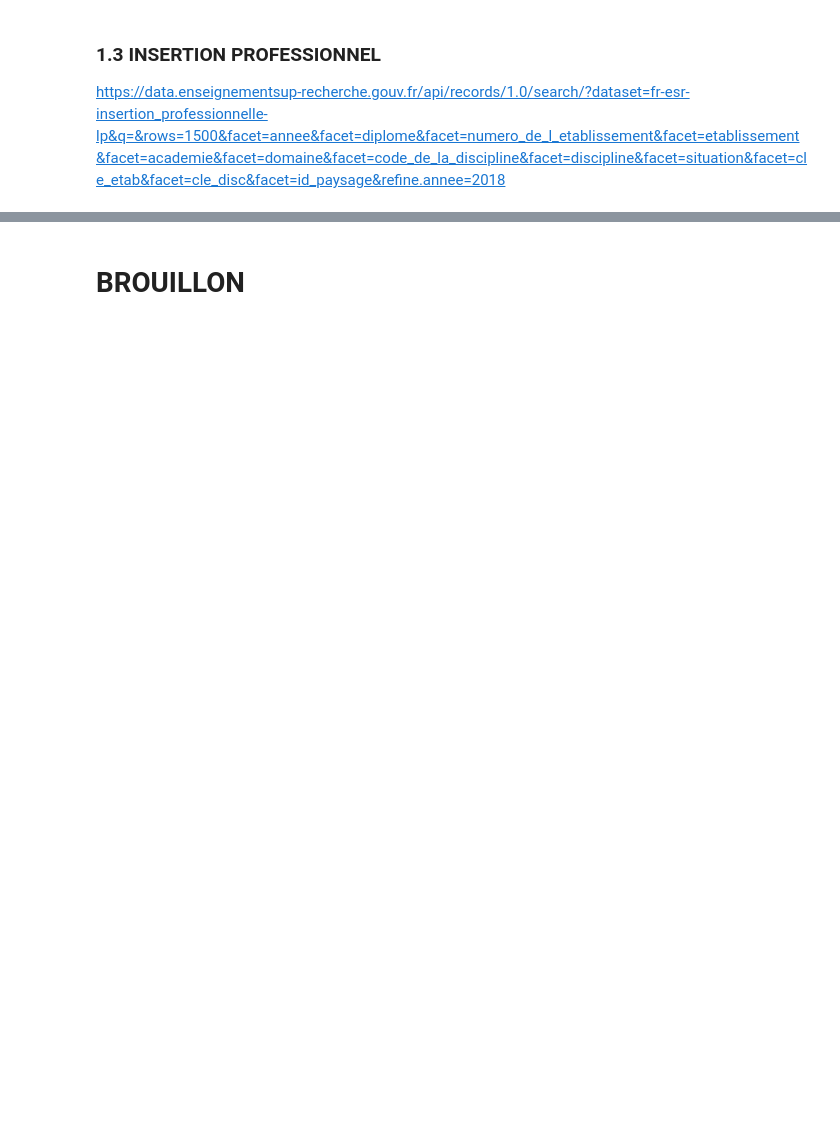
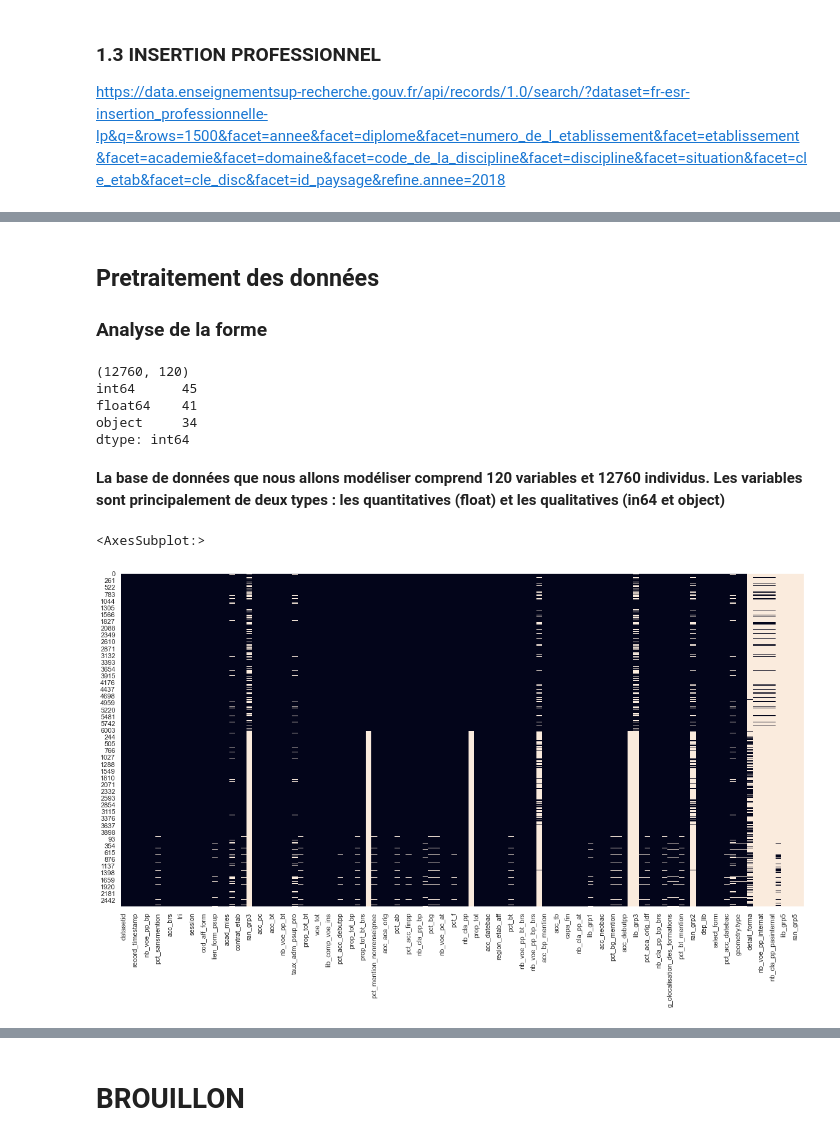
Before and after one commit to DouloSOW/Depot, a Jupyter notebook: principal_script.ipynb, the cells around one changed output, grey strips where cells are left out. Saved outputs shown, nothing was run; the diff lists cells and outputs as text; code cells hidden in the pictures; blank space fills up the shorter version.

```diff
--- a/principal_script.ipynb
+++ b/principal_script.ipynb
@@ -179,5 +179,6 @@ names = {'session' : 'session' ,
 
 }
 # %%
-df.rename(columns = names)
+df = df.rename(columns = names)
+df.head()
 # %% [output]
@@ -418,0 +483,22 @@ glob_data_insertion.head()
+# %%
+df = df.copy()
+# %% [markdown]
+## Pretraitement des données
+### Analyse de la forme
+# %%
+print(df.shape)
+print(df.dtypes.value_counts())
+# %% [output]
+(12760, 120)
+int64      45
+float64    41
+object     34
+dtype: int64
+# %% [markdown]
+**La base de données que nous allons modéliser comprend 120 variables et 12760 individus. Les variables sont principalement de deux types : les quantitatives (float) et les qualitatives (in64 et object)**
+# %%
+plt.figure(figsize=(20,10))
+sns.heatmap(df.isna(), cbar=False)
+# %% [output]
+<AxesSubplot:>
+[figure, added]
```
Also changed, not shown: parts of 109 cells of this notebook.
